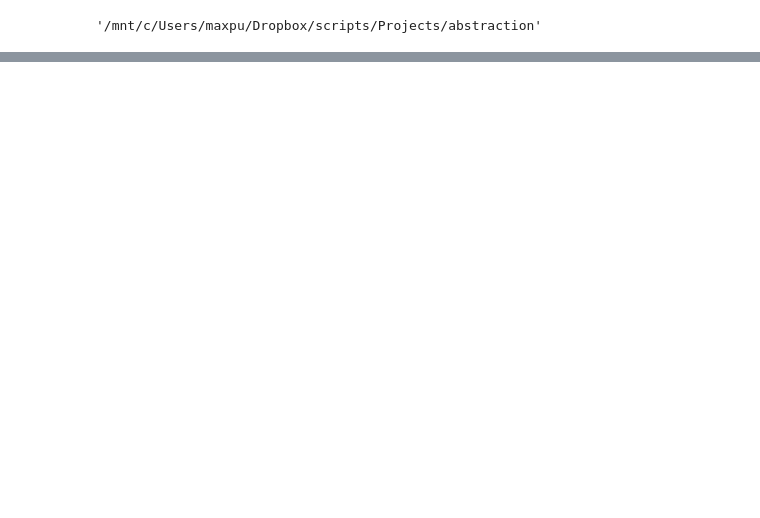
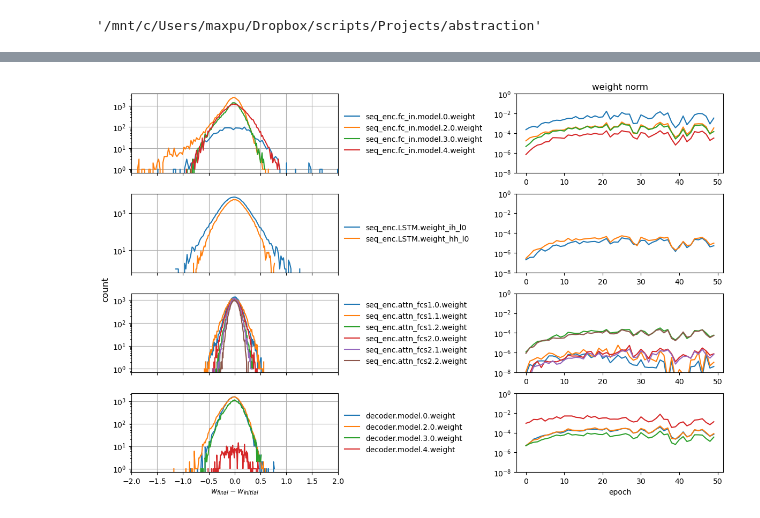
Before and after one commit to amimem/ToMM, a Jupyter notebook: notebooks/analyze_wandb_runs.ipynb, the cells around one changed output, grey strips where cells are left out. Cells and saved outputs as stored; diff of their text form; code cells hidden in the pictures; blank space fills up the shorter version.

```diff
--- a/notebooks/analyze_wandb_runs.ipynb
+++ b/notebooks/analyze_wandb_runs.ipynb
@@ -22,6 +22,14 @@ import yaml
 import json
 import hashlib
 import wandb
+from types import SimpleNamespace
+import seaborn as sns
+from models import STOMP
+def set_seed(seed):
+    torch.manual_seed(seed)
+    np.random.seed(seed)
+    torch.backends.cudnn.deterministic = True
+    torch.backends.cudnn.benchmark = False
 # %%
 def get_runs():
     api = wandb.Api()
@@ -74,0 +70,87 @@ runs_df=get_runs()
+# %%
+#get load data
+cond = 0
+run = runs_df.iloc[cond]
+config = run.config
+data_hash =config['data_hash'][5:]
+train_hash = config['hash']
+outdir = 'output/'
+data_dir = f'data_{data_hash}/'
+data_filename = os.path.join(outdir, data_dir, 'data.h5')
+config_filename = os.path.join(outdir, data_dir, 'config.yaml')
+save_dir = os.path.join(outdir, data_dir, 'training_results/')
+train_info_dir = os.path.join(save_dir, train_hash)
+with open(config_filename, 'r') as f:
+    print('data')
+    data_config = yaml.load(f, Loader=yaml.FullLoader)
+    print(json.dumps(data_config['file_attrs'],sort_keys=True, indent=4))
+    data_config = SimpleNamespace(**data_config)
+with open(train_info_dir + "/train_config.yaml", 'r') as f:
+    print('train')
+    train_config = yaml.load(f, Loader=yaml.FullLoader)
+    print(json.dumps(train_config,sort_keys=True, indent=4))
+    train_config = SimpleNamespace(**train_config)
+with open(train_info_dir + "/model_config.yaml", 'r') as f:
+    print('model')
+    model_config = yaml.load(f, Loader=yaml.FullLoader)
+    print(json.dumps(model_config,sort_keys=True, indent=4))
+    model_config = SimpleNamespace(**model_config)
+
+results = pd.read_csv(train_info_dir + "/results.csv")
+wandb_results = run.logged_vars
+state_dict_final = torch.load(train_info_dir + "/state_dict_final.pt")
+
+set_seed(train_config.seed)
+model = STOMP(model_config)
+untrained_state_dict=model.state_dict()
+print("Model's state_dict:")
+for name, layer in model.named_modules():
+    print(name)
+
+fig,ax=pl.subplots(4,2,figsize=(12,4*2))
+module_name_list = ['seq_enc.fc_in', 'seq_enc.LSTM', 'seq_enc.attn', 'decoder.model']
+for param_tensor in untrained_state_dict:
+    if 'weight' in param_tensor:
+        hist=torch.histogram((state_dict_final[param_tensor]-untrained_state_dict[param_tensor]).flatten())
+        for mit, module_name in enumerate(module_name_list):
+            if module_name in param_tensor:
+                ax[mit,0].plot(hist.bin_edges[:-1], hist.hist,label=param_tensor)
+                ax[mit,1].plot(results[param_tensor],label=param_tensor)
+for ait,axt in enumerate(ax[:,0]):
+    axt.set_yscale('log')
+    if ait<3:
+        axt.set_xticklabels([])
+    axt.set_xlim(-2,2)
+    axt.legend(frameon=False,loc='center left', bbox_to_anchor=(1, 0.5))
+    axt.grid(True)
+    ax[ait,1].set_yscale('log')
+    ax[ait,1].set_ylim(1e-8,1e0)
+
+# for name, gradnorm in wandb_results['allgradnorms'].items():
+#      for mit, module_name in enumerate(module_name_list):
+#         if module_name in param_tensor:
+#             ax[mit,1].plot(wandb_results[module_name],label=module_name)
+ax[len(module_name_list)-1,0].set_xlabel(r'$w_{final} - w_{initial}$')
+ax[0,1].set_title('weight norm')
+ax[len(module_name_list)-1,1].set_xlabel('epoch')
+fig.supylabel('count')
+fig.tight_layout()
+# for param_tensor in untrained_state_dict:
+#     print(param_tensor, "\t", untrained_state_dict[param_tensor].size())
+# for name, param in untrainedmodel.named_parameters():
+#     print(f"{name} {param.shape}")
+# weights =
+# print()
+# for param_tensor in state_dict_final:
+#     print(param_tensor, "\t", state_dict_final[param_tensor].size())
+# model.load_state_dict(state_dict_final)
+# #load checkpoints
+# state_dict_checkpoints = [torch.load(train_info_dir + f"/state_dict_{epoch}.pt")
+#                           for epoch in range(5,training_args['epochs']+1,5)]
+# load the hdf data (one file for each seed)
+# with h5py.File(data_filename, 'r') as f:
+#     datasets = {}
+#     for group_name, group in f.items():
+#         datasets[group_name] = {key: np.array(
+#             value) for key, value in group.items()}
+# %% [output]
@@ -74,0 +174 @@ runs_df=get_runs()
+[figure, added]
```
Also changed, not shown: parts of 12 cells of this notebook, 6 other files.
